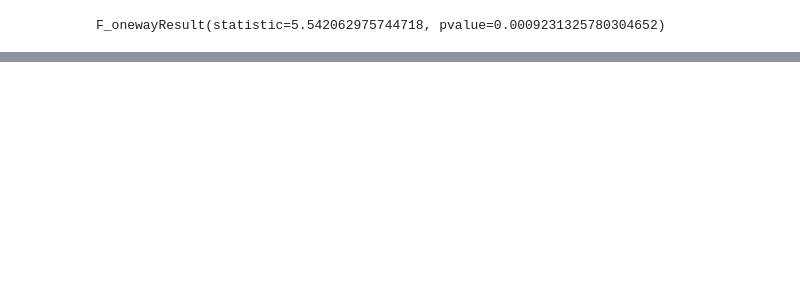
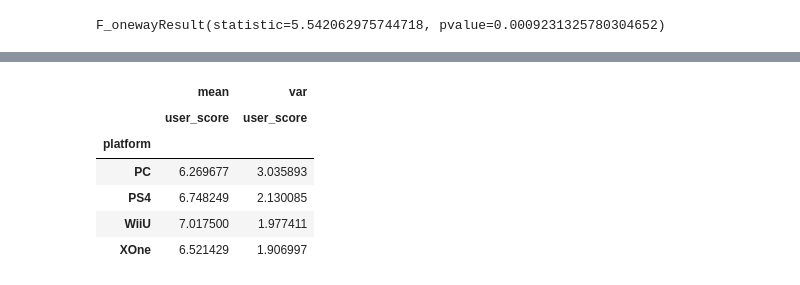
Before and after one commit to jnorfolk/Video-Game-Sales, a Jupyter notebook: video_game_sales.ipynb, the cells around one changed output, grey strips where cells are left out. Cells and saved outputs as stored; diff of their text form; code cells hidden in the pictures; blank space fills up the shorter version.

```diff
--- a/video_game_sales.ipynb
+++ b/video_game_sales.ipynb
@@ -951,0 +1051,7 @@ LeveneResult(statistic=8.44812129543499, pvalue=0.003897553110130418)
+# %%
+xbox_one_user_scores_2 = df_2013[df_2013.platform == 'XOne'][['user_score', 'platform']].dropna()
+pc_user_scores_2 = df_2013[df_2013.platform == 'PC'][['user_score', 'platform']].dropna()
+ps4_user_scores_2 = df_2013[df_2013.platform == 'PS4'][['user_score', 'platform']].dropna()
+wii_u_user_scores_2 = df_2013[df_2013.platform == 'WiiU'][['user_score', 'platform']].dropna()
+# %%
+tukey_data = pd.concat([xbox_one_user_scores_2, pc_user_scores_2, ps4_user_scores_2, wii_u_user_scores_2]).reset_index(drop=True)
@@ -951,0 +1086,13 @@ LeveneResult(statistic=8.44812129543499, pvalue=0.003897553110130418)
+# %%
+# Display means and variances
+tukey_data.pivot_table(index='platform', values='user_score', aggfunc=['mean', 'var'])
+
+# I am realizing that creating this tukey_data dataset earlier and using pivot tables for summary statistics would have made things easier for me.
+# %% [output]
+|  | mean | var |
+|  | user_score | user_score |
+| platform |  |  |
+| PC | 6.269677 | 3.035893 |
+| PS4 | 6.748249 | 2.130085 |
+| WiiU | 7.017500 | 1.977411 |
+| XOne | 6.521429 | 1.906997 |
```
Also changed, not shown: parts of 64 cells of this notebook.
